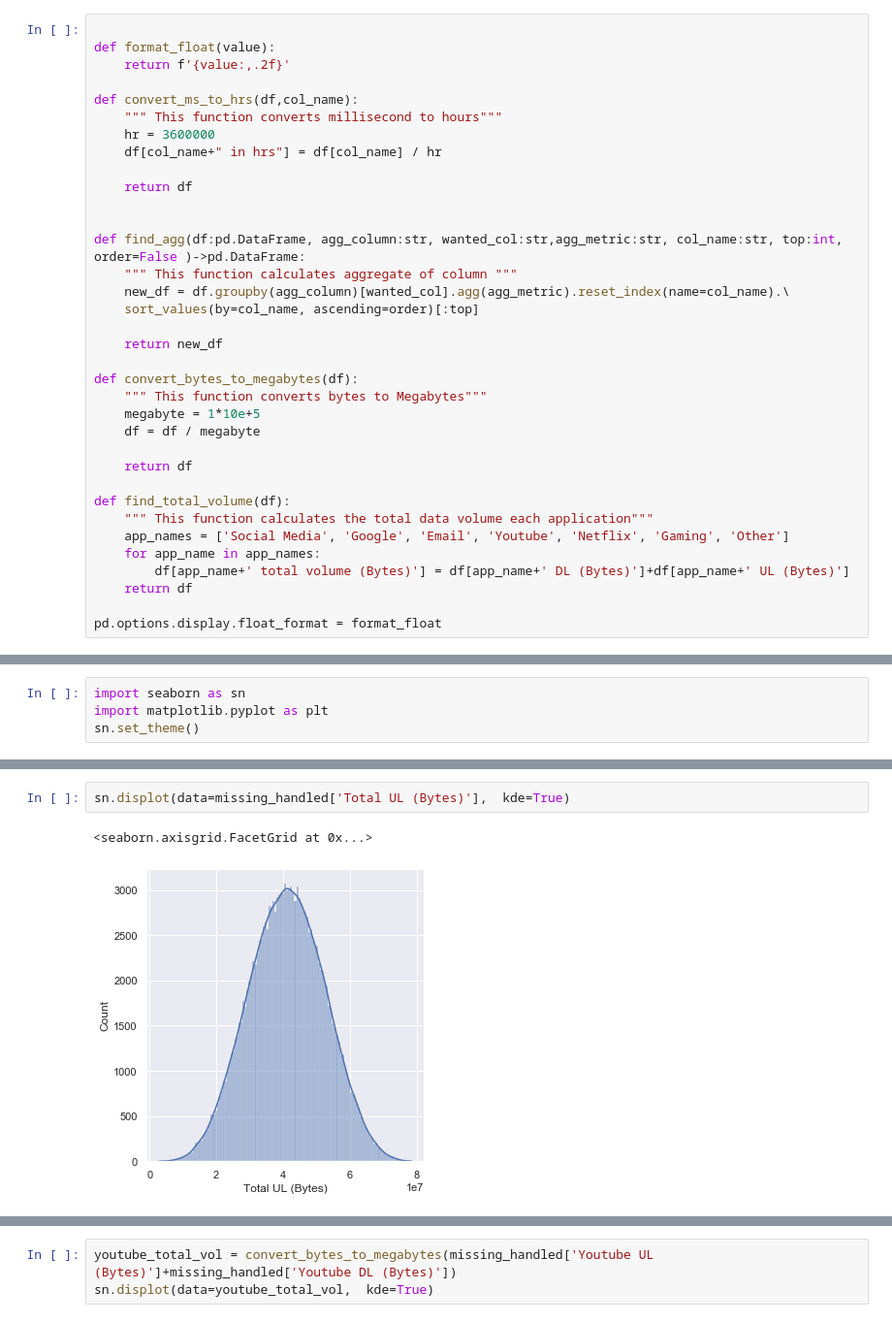
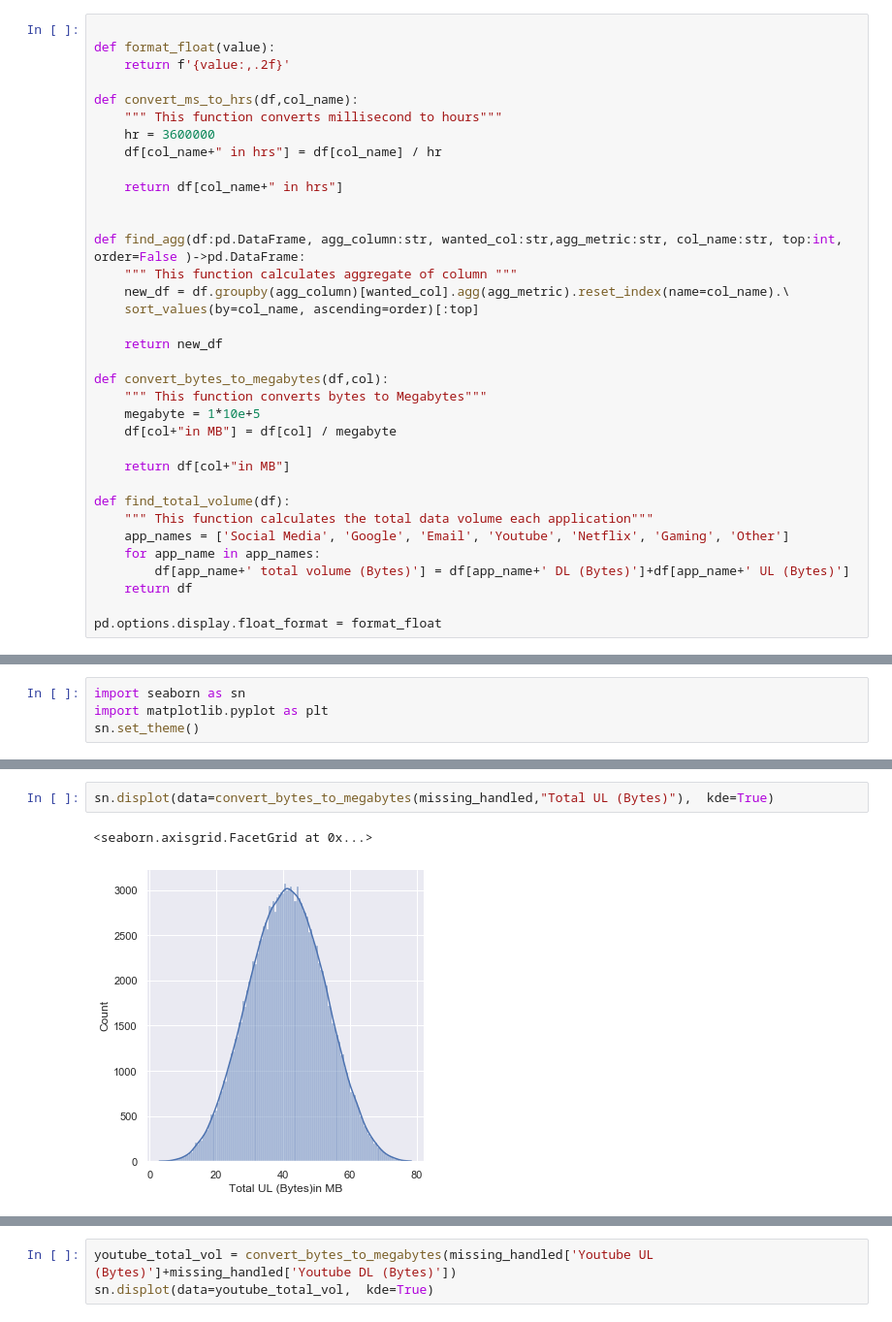
Before and after one commit to DiboraHaile/User-Analytics-in-the-Telecommunication-Industry, a Jupyter notebook: notebooks/dataunderstanding.ipynb, the cells around one changed output, grey strips where cells are left out. Shown at 97% size. Cells and saved outputs as stored; diff of their text form.

```diff
--- a/notebooks/dataunderstanding.ipynb
+++ b/notebooks/dataunderstanding.ipynb
@@ -317,7 +317,7 @@ def convert_ms_to_hrs(df,col_name):
     hr = 3600000
     df[col_name+" in hrs"] = df[col_name] / hr
 
-    return df
+    return df[col_name+" in hrs"]
 
 
 def find_agg(df:pd.DataFrame, agg_column:str, wanted_col:str,agg_metric:str, col_name:str, top:int, order=False )->pd.DataFrame:
@@ -327,12 +327,12 @@ def find_agg(df:pd.DataFrame, agg_column:str, wanted_col:str,agg_metric:str, col
 
     return new_df
 
-def convert_bytes_to_megabytes(df):
+def convert_bytes_to_megabytes(df,col):
     """ This function converts bytes to Megabytes"""
     megabyte = 1*10e+5
-    df = df / megabyte
+    df[col+"in MB"] = df[col] / megabyte
 
-    return df
+    return df[col+"in MB"]
 
 def find_total_volume(df):
     """ This function calculates the total data volume each application"""
@@ -392,5 +416,5 @@ sn.set_theme()
 # %%
-sn.displot(data=missing_handled['Total UL (Bytes)'],  kde=True)
+sn.displot(data=convert_bytes_to_megabytes(missing_handled,"Total UL (Bytes)"),  kde=True)
 # %% [output]
 <seaborn.axisgrid.FacetGrid at 0x...>
-[figure, old version]
+[figure, new version]
```
Also changed, not shown: parts of 16 cells of this notebook.
